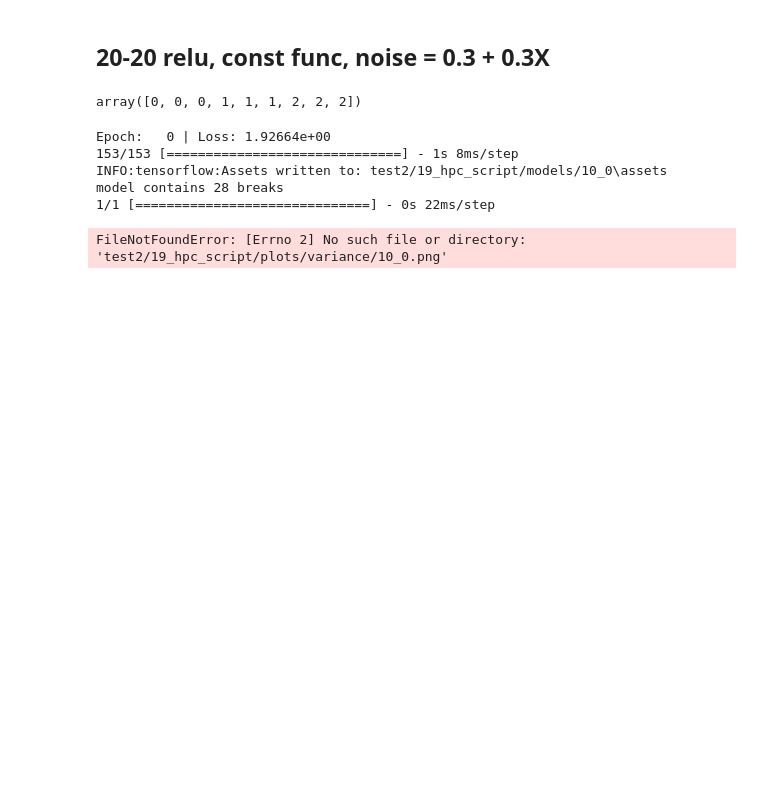
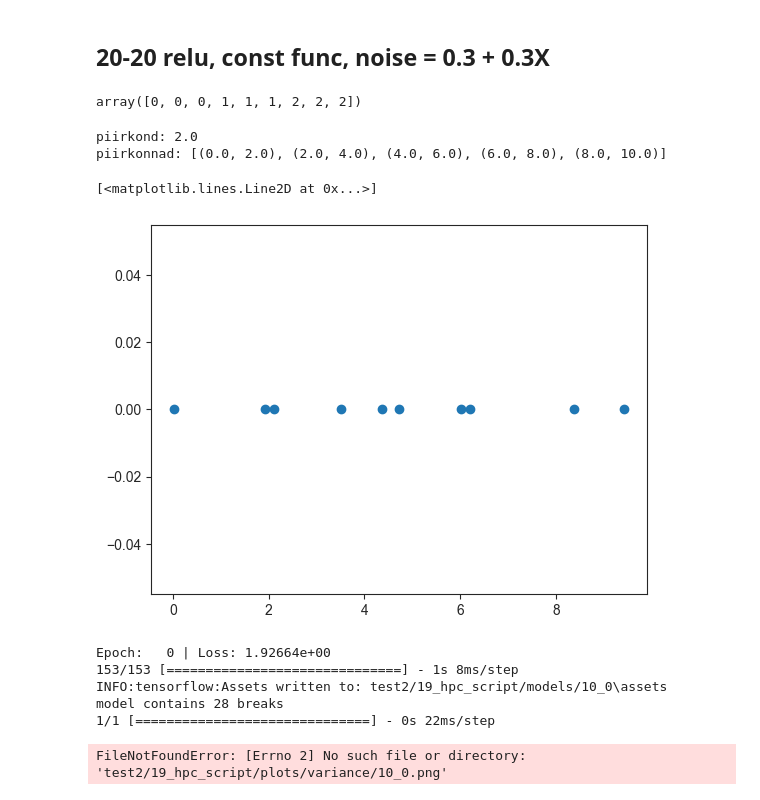
Before and after one commit to ToomasRo/BAtoo, a Jupyter notebook: notebooks/19_hpc_script.ipynb, the cells around one changed output. Cells and saved outputs as stored; diff of their text form; code cells hidden in the pictures; blank space fills up the shorter version.

```diff
--- a/notebooks/19_hpc_script.ipynb
+++ b/notebooks/19_hpc_script.ipynb
@@ -176,6 +176,40 @@ def samad_punktid_kui_treeningul_teine_myra(X_train, model, fn, noise_fn, test_g
     y_test = fn(X_test) + noise_fn(X_test)
     y_pred = model.predict(X_test, batch_size=65536)
     return keras.losses.mean_squared_error(y_test, y_pred[:,0])
+# %%
+# seda tahame itereerida üle
+# train_sizes = [10, 20, 30, 40, 50, 60, 70, 80, 90, 100, 120, 140, 160, 180, 200, 250, 300, 400, 500, 750, 1000]
+# different_place = [0, 1, 2, 3, 4]
+# different_multiplier = [0.25, 0.5, 1, 2, 4]
+# seed = [0, 1, 2, 3, 4]
+
+def create_x_train(train_size, different_place, different_multiplier=1, x_range=(0,10), n_places=5, seed=None):
+    utils.reset_seeds(seed)
+
+    keskmine_num = train_size/n_places # A
+    erinev_num = different_multiplier*keskmine_num # B
+    piirkond = (x_range[1]-x_range[0])/n_places
+    piirkonnad = [(x_range[0]+i*piirkond, x_range[0]+(i+1)*piirkond) for i in range(n_places)]
+    print(f"piirkond: {piirkond}")
+    print(f"piirkonnad: {piirkonnad}")
+
+    X_train = []
+    for idx, p in enumerate(piirkonnad):
+        if idx == different_place:
+            X_train.append(np.random.uniform(p[0], p[1], int(erinev_num)))
+        else:
+            X_train.append(np.random.uniform(p[0], p[1], int(keskmine_num)))
+
+    X_train = np.concatenate(X_train)
+    return X_train
+
+X_train = create_x_train(10, 1, different_multiplier=1, seed=None)
+plt.plot(X_train, np.zeros_like(X_train), "o")
+# %% [output]
+piirkond: 2.0
+piirkonnad: [(0.0, 2.0), (2.0, 4.0), (4.0, 6.0), (6.0, 8.0), (8.0, 10.0)]
+[<matplotlib.lines.Line2D at 0x...>]
+[figure, added]
 # %%
 for train_size in train_sizes:    # kõik suurused
     for seed in seeds:  # kõik seedid
```
Also changed, not shown: parts of 9 cells of this notebook, 2 other files.
